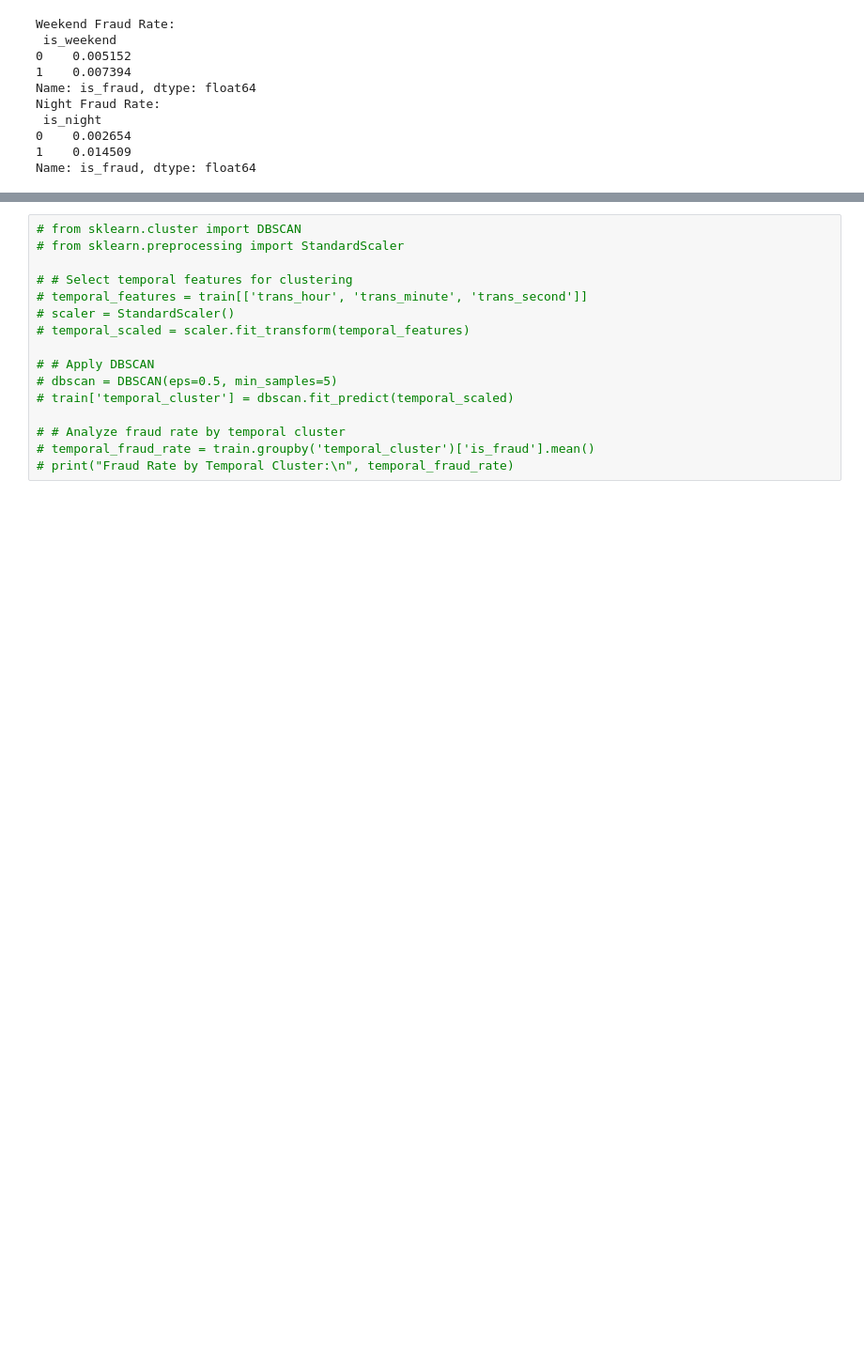
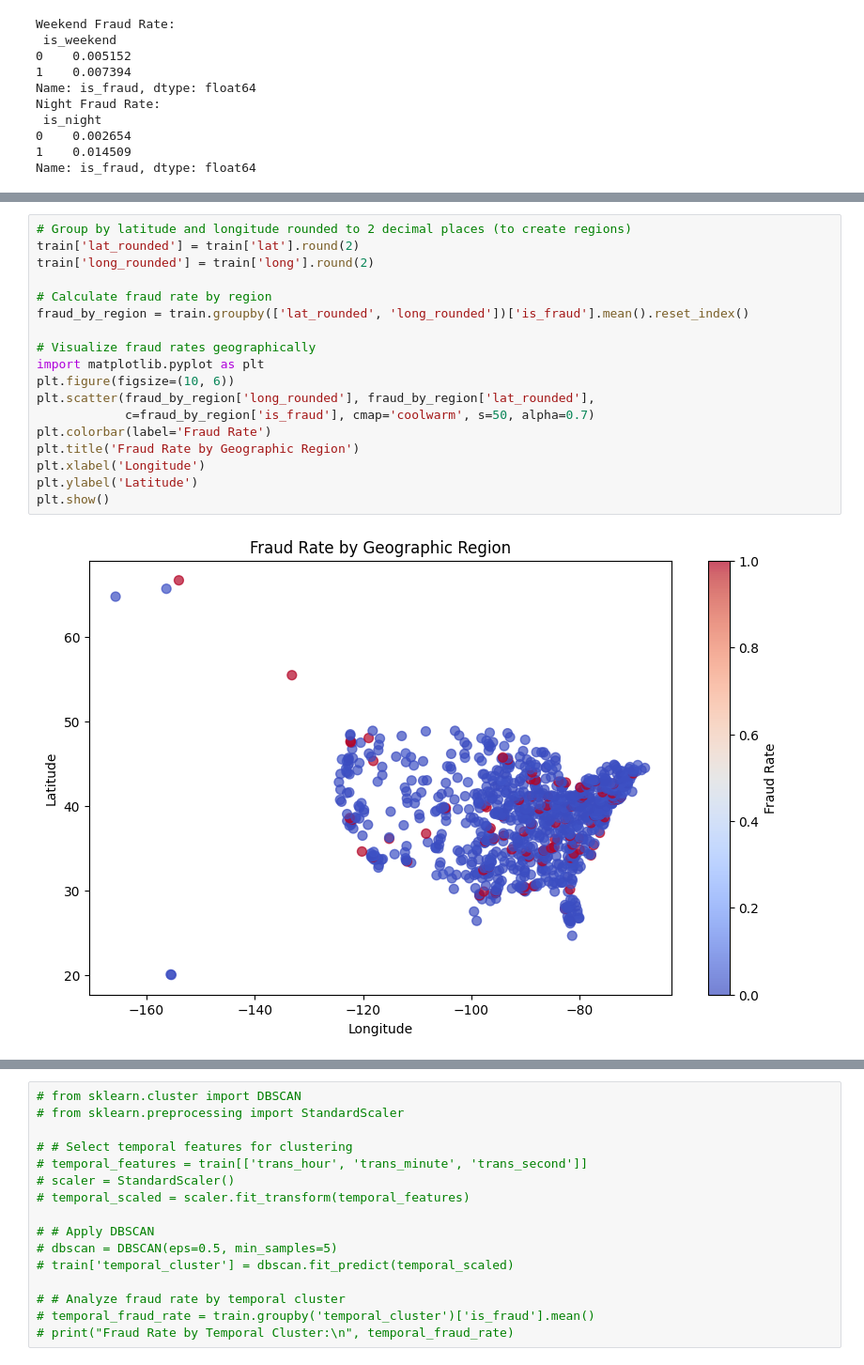
Before and after one commit to kmissmer/CreditCardFinalProject, a Jupyter notebook: final.ipynb, the cells around one changed output, grey strips where cells are left out. Shown at 94% size. Saved outputs shown, nothing was run; the diff lists cells and outputs as text; blank space fills up the shorter version.

```diff
--- a/final.ipynb
+++ b/final.ipynb
@@ -685,0 +744,20 @@ Name: is_fraud, dtype: float64
+# %%
+# Group by latitude and longitude rounded to 2 decimal places (to create regions)
+train['lat_rounded'] = train['lat'].round(2)
+train['long_rounded'] = train['long'].round(2)
+
+# Calculate fraud rate by region
+fraud_by_region = train.groupby(['lat_rounded', 'long_rounded'])['is_fraud'].mean().reset_index()
+
+# Visualize fraud rates geographically
+import matplotlib.pyplot as plt
+plt.figure(figsize=(10, 6))
+plt.scatter(fraud_by_region['long_rounded'], fraud_by_region['lat_rounded'],
+            c=fraud_by_region['is_fraud'], cmap='coolwarm', s=50, alpha=0.7)
+plt.colorbar(label='Fraud Rate')
+plt.title('Fraud Rate by Geographic Region')
+plt.xlabel('Longitude')
+plt.ylabel('Latitude')
+plt.show()
+# %% [output]
+[figure, added]
```
Also changed, not shown: parts of 8 cells of this notebook.
